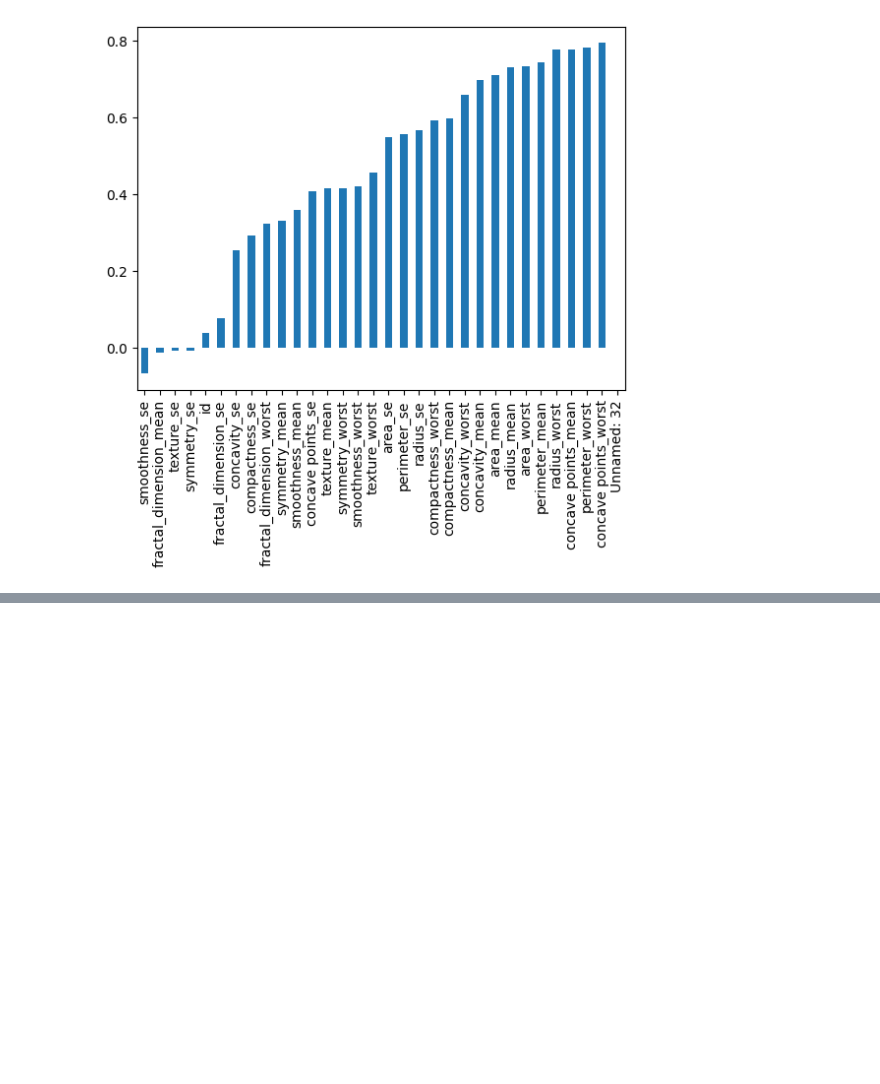
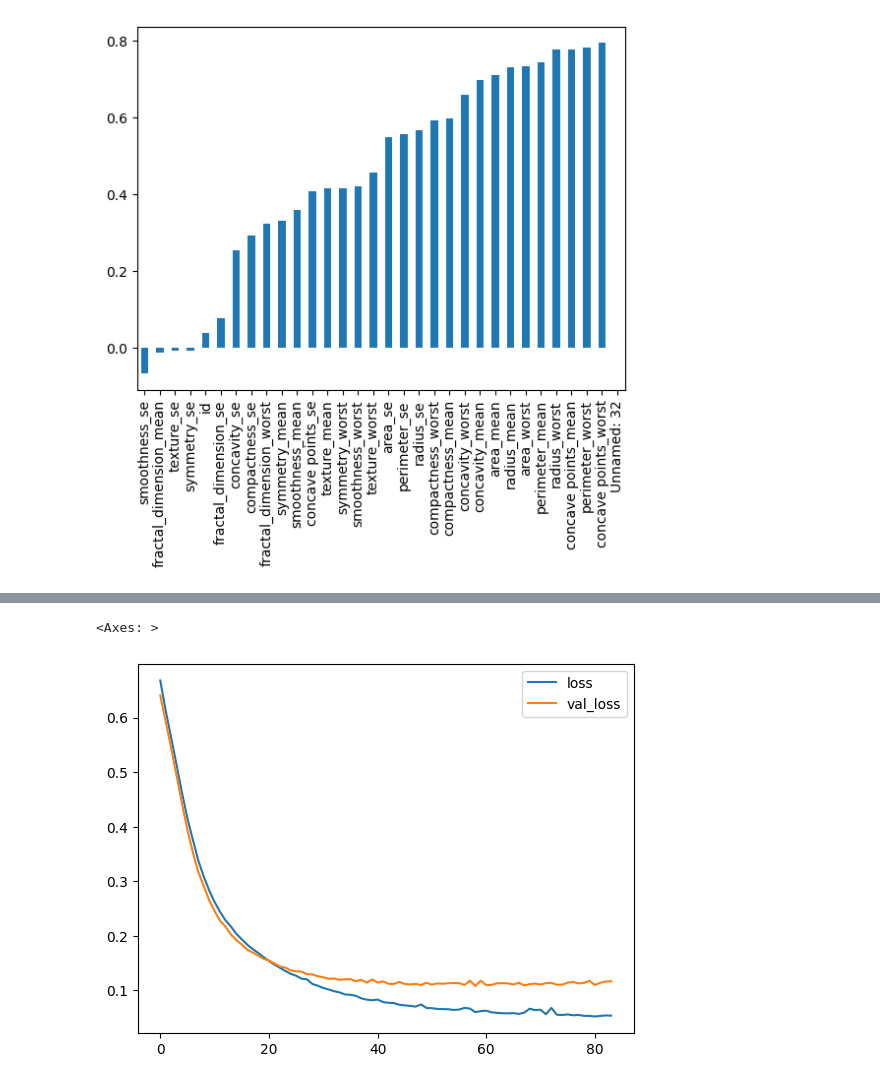
Before and after one commit to Syed-Yousha/Machine_Leaning, a Jupyter notebook: Neural_Net/NN_classification_playground.ipynb, the cells around one changed output, grey strips where cells are left out. Cells and saved outputs as stored; diff of their text form; code cells hidden in the pictures; blank space fills up the shorter version.

Commit message:
early stopping and dropout layers

```diff
--- a/Neural_Net/NN_classification_playground.ipynb
+++ b/Neural_Net/NN_classification_playground.ipynb
@@ -127,0 +177,14 @@ X_train = scaler.fit_transform(X_train)
+# %%
+# Okay, out loss history is clearly screaming that we are overfitting.
+# to solve this problem we will use Early stopping method and  we will redifine our model
+
+model = Sequential()
+
+model.add(Dense(30, activation='relu'))
+
+model.add(Dense(15, activation='relu'))
+
+#Binary classification, sigmoid function gives us output in between in 1 and 0
+model.add(Dense(1, activation='sigmoid'))
+
+model.compile(loss='binary_crossentropy', optimizer='adam')
@@ -127,0 +213,4 @@ X_train = scaler.fit_transform(X_train)
+# %%
+early_stop= EarlyStopping(monitor='val_loss', mode='min', verbose=1, patience=25)
+# %%
+model.fit(x=X_train, y=y_train, epochs=600, validation_data=(X_test, y_test), callbacks=[early_stop])
@@ -127,0 +236,7 @@ X_train = scaler.fit_transform(X_train)
+# %%
+losses = pd.DataFrame(model.history.history)
+# %%
+losses.plot()
+# %% [output]
+<Axes: >
+[figure, added]
```
Also changed, not shown: parts of 22 cells of this notebook.
